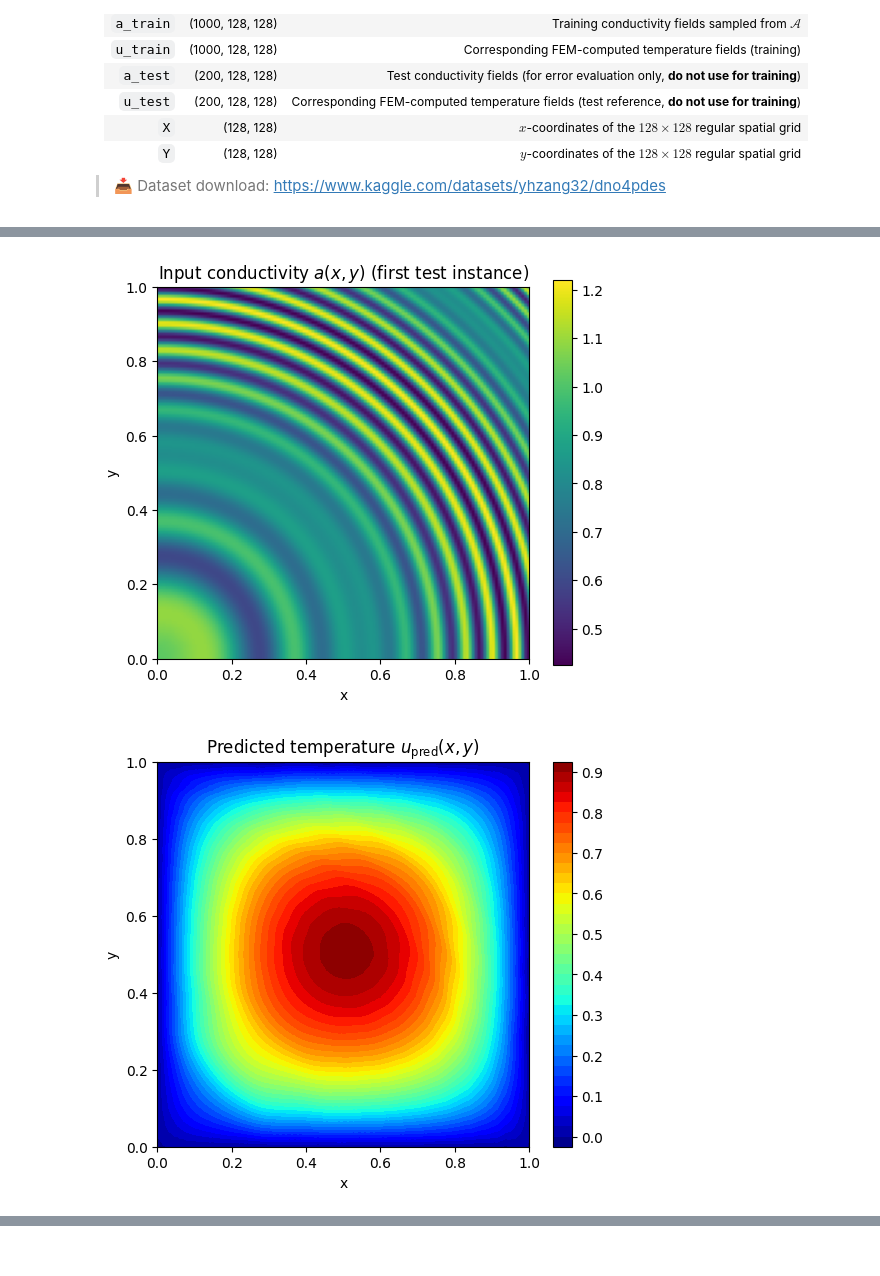
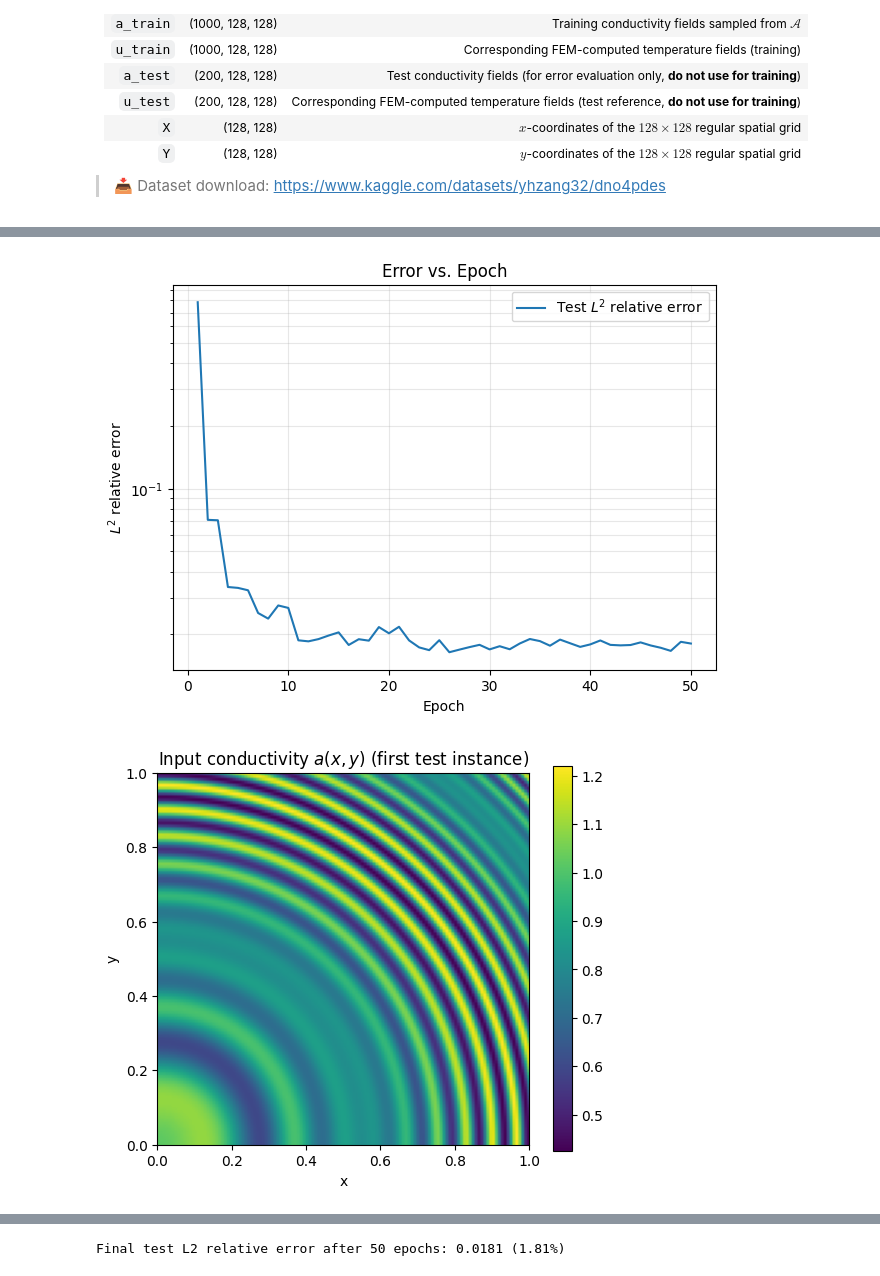
Before and after one commit to Noguerini/DL-PDEs-Final-Project-Jorge-Gracia-Noguero, a Jupyter notebook: Problem C/Problem_C.ipynb, the cells around one changed output, grey strips where cells are left out. Saved outputs shown, nothing was run; the diff lists cells and outputs as text; code cells hidden in the pictures.

```diff
--- a/Problem C/Problem_C.ipynb
+++ b/Problem C/Problem_C.ipynb
@@ -233,46 +274,62 @@ Final test L2 relative error after 100 epochs: 0.0072 (0.72%)
 # %%
-model.eval()
+#### PLOTTING ####
+
+u_model.eval()
 with torch.no_grad():
-    u_pred0 = model(x_test[:1].to(device)).cpu()[0]
-a0 = a_test[0]
-u_true0 = u_test[0]
+    u_pred0 = u_model(ax_test[:1].to(DEVICE)).squeeze(-1).cpu()[0]
+a0 = a_test.squeeze(-1).cpu()[0]
+u_true0 = u_test.squeeze(-1).cpu()[0]
 abs_err0 = (u_pred0 - u_true0).abs()
+
+X_np = X.cpu().numpy()
+Y_np = Y.cpu().numpy()
+
+plt.figure(figsize=(7, 5))
+plt.semilogy(range(1, EPOCHS + 1), error_list, label='Test $L^2$ relative error')
+plt.xlabel('Epoch')
+plt.ylabel('$L^2$ relative error')
+plt.title('Error vs. Epoch')
+plt.grid(True, which='both', alpha=0.3)
+plt.legend()
+plt.show()
 
 # Input conductivity field a(x,y)
 plt.figure(figsize=(6, 5))
-im = plt.imshow(a0, origin='lower', extent=[0, 1, 0, 1])
+im = plt.imshow(a0, origin='lower', extent=(0, 1, 0, 1))
 plt.colorbar(im)
 plt.title('Input conductivity $a(x,y)$ (first test instance)')
 plt.xlabel('x')
 plt.ylabel('y')
 plt.show()
 
 # Predicted temperature field
 plt.figure(figsize=(6, 5))
-cs = plt.contourf(X, Y, u_pred0, levels=40, cmap='jet')
+cs = plt.contourf(X_np, Y_np, u_pred0, levels=40, cmap='jet')
 plt.colorbar(cs)
 plt.title('Predicted temperature $u_{\\mathrm{pred}}(x,y)$')
 plt.xlabel('x')
 plt.ylabel('y')
 plt.show()
 
 # Ground truth temperature field
 plt.figure(figsize=(6, 5))
-cs = plt.contourf(X, Y, u_true0, levels=40, cmap='jet')
+cs = plt.contourf(X_np, Y_np, u_true0, levels=40, cmap='jet')
 plt.colorbar(cs)
 plt.title('Ground truth temperature $u_{\\mathrm{true}}(x,y)$')
 plt.xlabel('x')
 plt.ylabel('y')
 plt.show()
 
 # Pointwise absolute error
 plt.figure(figsize=(6, 5))
-cs = plt.contourf(X, Y, abs_err0, levels=40, cmap='jet')
+cs = plt.contourf(X_np, Y_np, abs_err0, levels=40, cmap='jet')
 plt.colorbar(cs)
 plt.title('Pointwise absolute error $|u_{\\mathrm{pred}} - u_{\\mathrm{true}}|$')
 plt.xlabel('x')
 plt.ylabel('y')
 plt.show()
+
+print(f'Final test L2 relative error after {EPOCHS} epochs: 'f'{error_list[-1]:.4f} ({error_list[-1]*100:.2f}%)')
 # %% [output]
-[figure, old version]
+[figure, new version]
-[figure, old version]
+[figure, new version]
@@ -280,0 +339 @@ plt.show()
+Final test L2 relative error after 50 epochs: 0.0181 (1.81%)
```
Also changed, not shown: parts of 9 cells of this notebook, 11 other files.
